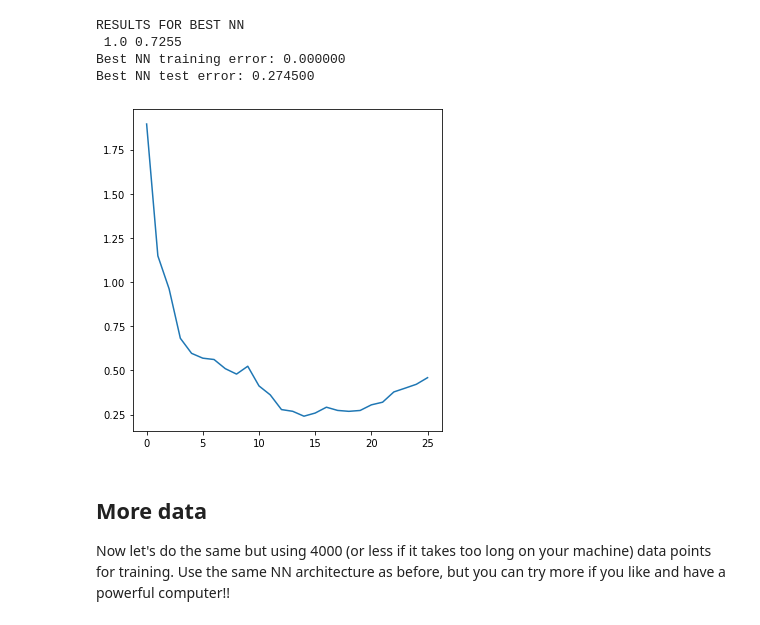
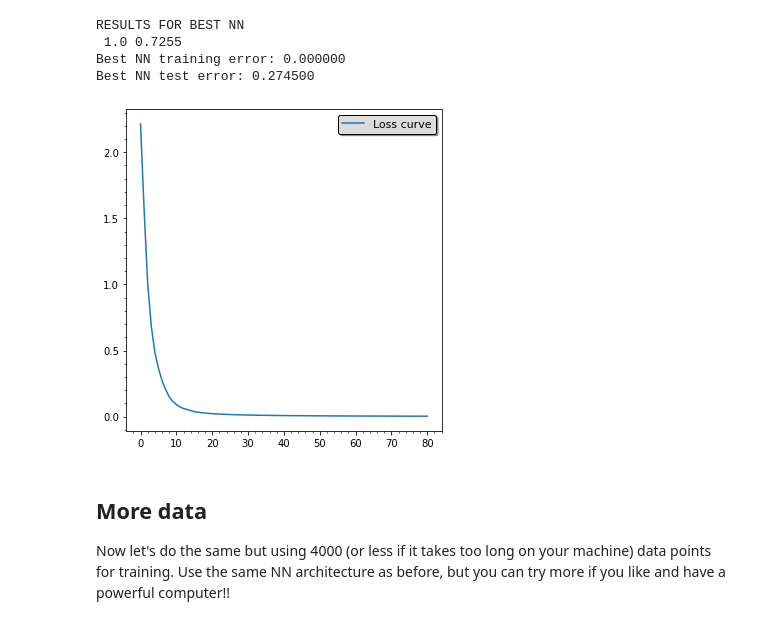
Before and after one commit to tommasoamico/machine_learning, a Jupyter notebook: lab3/LAB3_Characters_Classification_with_Neural_Networks.ipynb, the cells around one changed output. Saved outputs shown, nothing was run; the diff lists cells and outputs as text; code cells hidden in the pictures.

```diff
--- a/lab3/LAB3_Characters_Classification_with_Neural_Networks.ipynb
+++ b/lab3/LAB3_Characters_Classification_with_Neural_Networks.ipynb
@@ -333,13 +344,13 @@ for lr in lr_list:
                     learning_rate_init=lr)
 
     mlp.fit(X_train, y_train)
-    ax.plot(mlp.loss_curve_, label=f'{lr}')
+    ax.plot(mlp.loss_curve_, label=f'learning rate: {lr}')
     print(mlp.loss_curve_[-1])
     if mlp.loss_curve_[-1] < min_loss:
         min_loss = mlp.loss_curve_[-1]
         best_param = lr
-    ax.legend()
-
+ax.legend(shadow=True, framealpha=1, facecolor='gainsboro', edgecolor='black', prop={'size':'11', 'weight': 'bold'}, title='Loss curves', title_fontsize='large')
+fig.tight_layout()
 
 print ('RESULTS FOR NN\n', pd.DataFrame.from_dict(cross.cv_results_), "\n")
 
@@ -399,10 +412,12 @@ Best NN training error: 0.000000
 Best NN test error: 0.274500
 # %%
 fig, ax = plt.subplots(1,1, figsize=(5,5))
-ax.plot(mlp.loss_curve_)
+ax.plot(mlp600.loss_curve_, label='Loss curve')
+ax.legend(shadow=True, framealpha=1, facecolor='gainsboro', edgecolor='black', prop={'size':'11'})
+ax.minorticks_on()
 fig.tight_layout()
 # %% [output]
-[figure, old version]
+[figure, new version]
 # %% [markdown]
 ## More data
 Now let's do the same but using 4000 (or less if it takes too long on your machine) data points for training. Use the same NN architecture as before, but you can try more if you like and have a powerful computer!!
```
Also changed, not shown: parts of 14 cells of this notebook.
